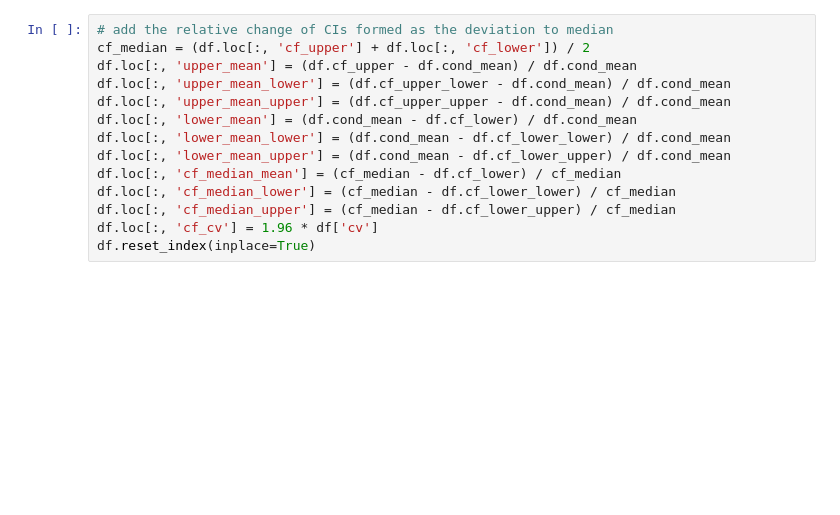
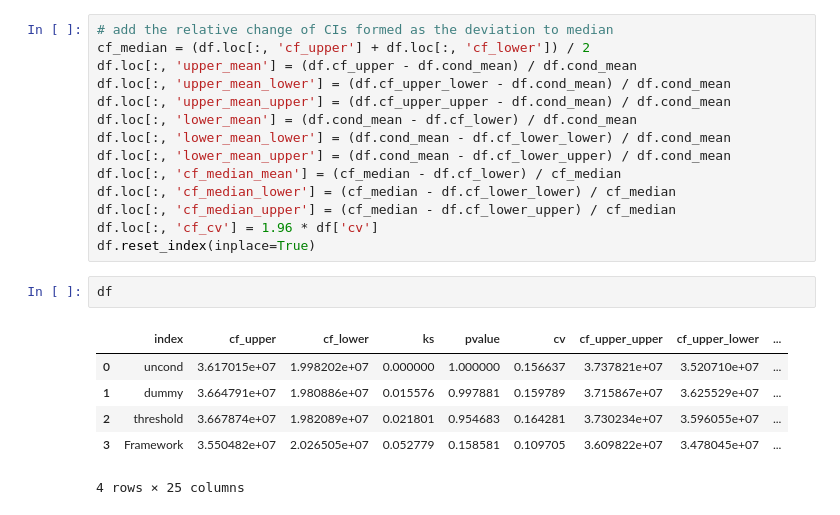
Before and after one commit to QianWanghhu/factor_fixing, a Jupyter notebook: qian_dev/visualization.ipynb, the cells around one changed output. Saved outputs shown, nothing was run; the diff lists cells and outputs as text; blank space fills up the shorter version.

```diff
--- a/qian_dev/visualization.ipynb
+++ b/qian_dev/visualization.ipynb
@@ -407,4 +406,13 @@ df.loc[:, 'cf_median_lower'] = (cf_median - df.cf_lower_lower) / cf_median
 df.loc[:, 'cf_median_upper'] = (cf_median - df.cf_lower_upper) / cf_median
 df.loc[:, 'cf_cv'] = 1.96 * df['cv']
 df.reset_index(inplace=True)
+# %%
+df
+# %% [output]
+|  | index | cf_upper | cf_lower | ks | pvalue | cv | cf_upper_upper | cf_upper_lower | ... |
+| 0 | uncond | 3.617015e+07 | 1.998202e+07 | 0.000000 | 1.000000 | 0.156637 | 3.737821e+07 | 3.520710e+07 | ... |
+| 1 | dummy | 3.664791e+07 | 1.980886e+07 | 0.015576 | 0.997881 | 0.159789 | 3.715867e+07 | 3.625529e+07 | ... |
+| 2 | threshold | 3.667874e+07 | 1.982089e+07 | 0.021801 | 0.954683 | 0.164281 | 3.730234e+07 | 3.596055e+07 | ... |
+| 3 | Framework | 3.550482e+07 | 2.026505e+07 | 0.052779 | 0.158581 | 0.109705 | 3.609822e+07 | 3.478045e+07 | ... |
+4 rows × 25 columns
 # %%
```
Also changed, not shown: parts of 6 cells of this notebook.
